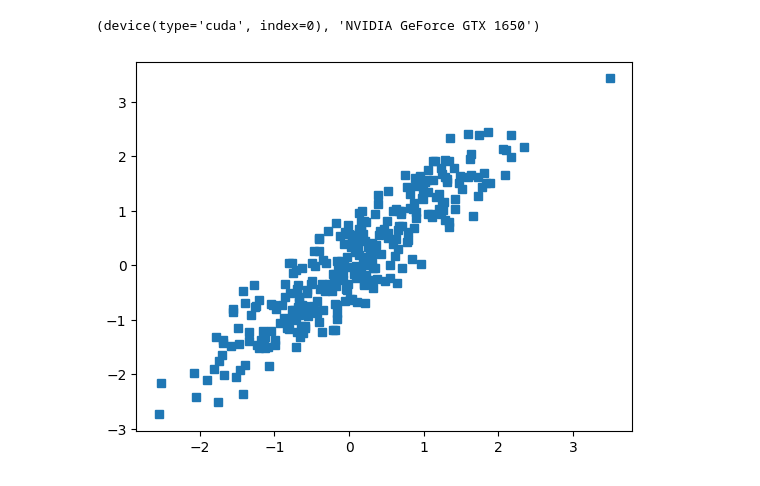
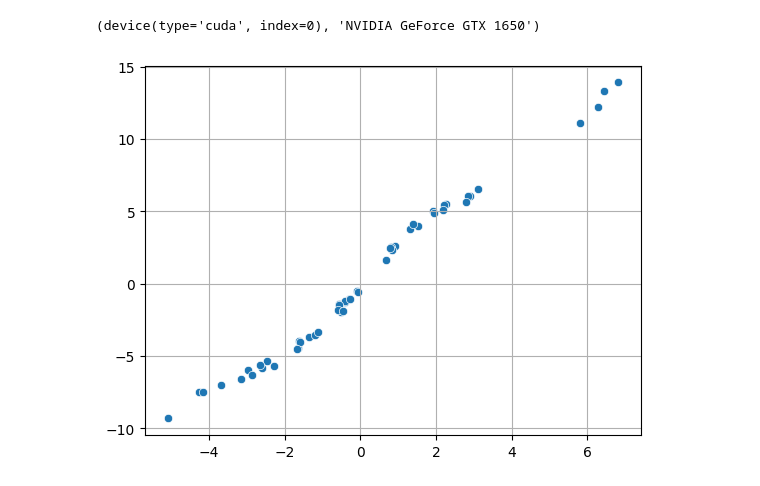
Before and after one commit to CaioMizerkowski/DUDL_Python_Mike_X_Cohen, a Jupyter notebook: ANN/DUDL_ANN_regression.ipynb, the cells around one changed output. Cells and saved outputs as stored; diff of their text form; code cells hidden in the pictures.

```diff
--- a/ANN/DUDL_ANN_regression.ipynb
+++ b/ANN/DUDL_ANN_regression.ipynb
@@ -17,18 +21,23 @@ torch.cuda.set_device(device)
 device, torch.cuda.get_device_name()
 # %% [output]
 (device(type='cuda', index=0), 'NVIDIA GeForce GTX 1650')
+# %%
+def t2p(x: torch.Tensor) -> np.ndarray:
+    return x.detach().cpu().numpy().flatten()
 # %%
-# create data
+def gen_data(N, slope):
+    # create data
+    x = torch.randn(N, 1, device=device) * 3
+    y = x * slope + torch.sin(x) + torch.randn(N, 1, device=device) / 5
+    return x, y
 
-N = 300
-x = torch.randn(N,1, device=device)
-y = x + torch.sin(torch.randn(N,1, device=device)/2)
-
+x, y = gen_data(50, 2)
 # and plot
-plt.plot(x.cpu(),y.cpu(),'s')
+sns.scatterplot(x=t2p(x), y=t2p(y))
+plt.grid()
 plt.show()
 # %% [output]
-[figure, old version]
+[figure, new version]
 # %%
 # build model
 ANNreg = nn.Sequential(
```
Also changed, not shown: parts of 20 cells of this notebook, 3 other files.
